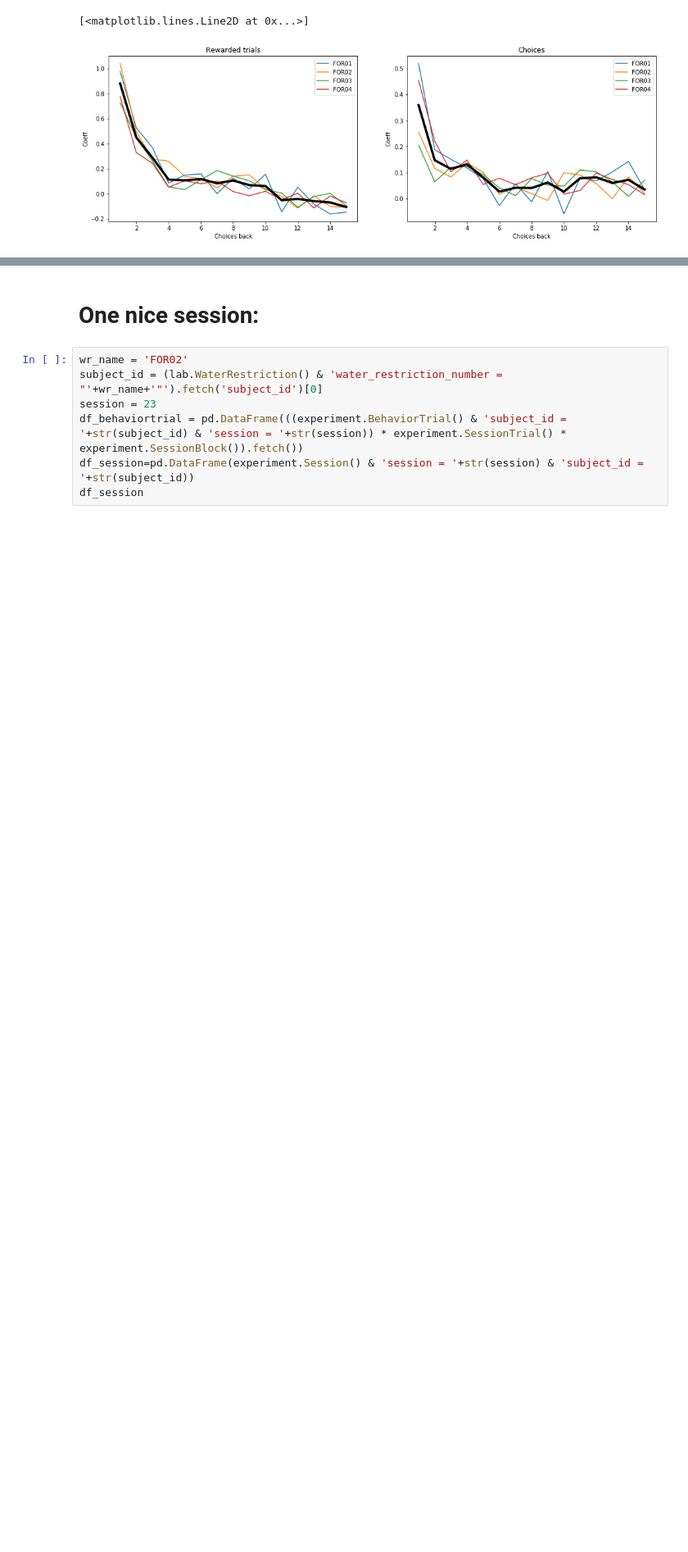
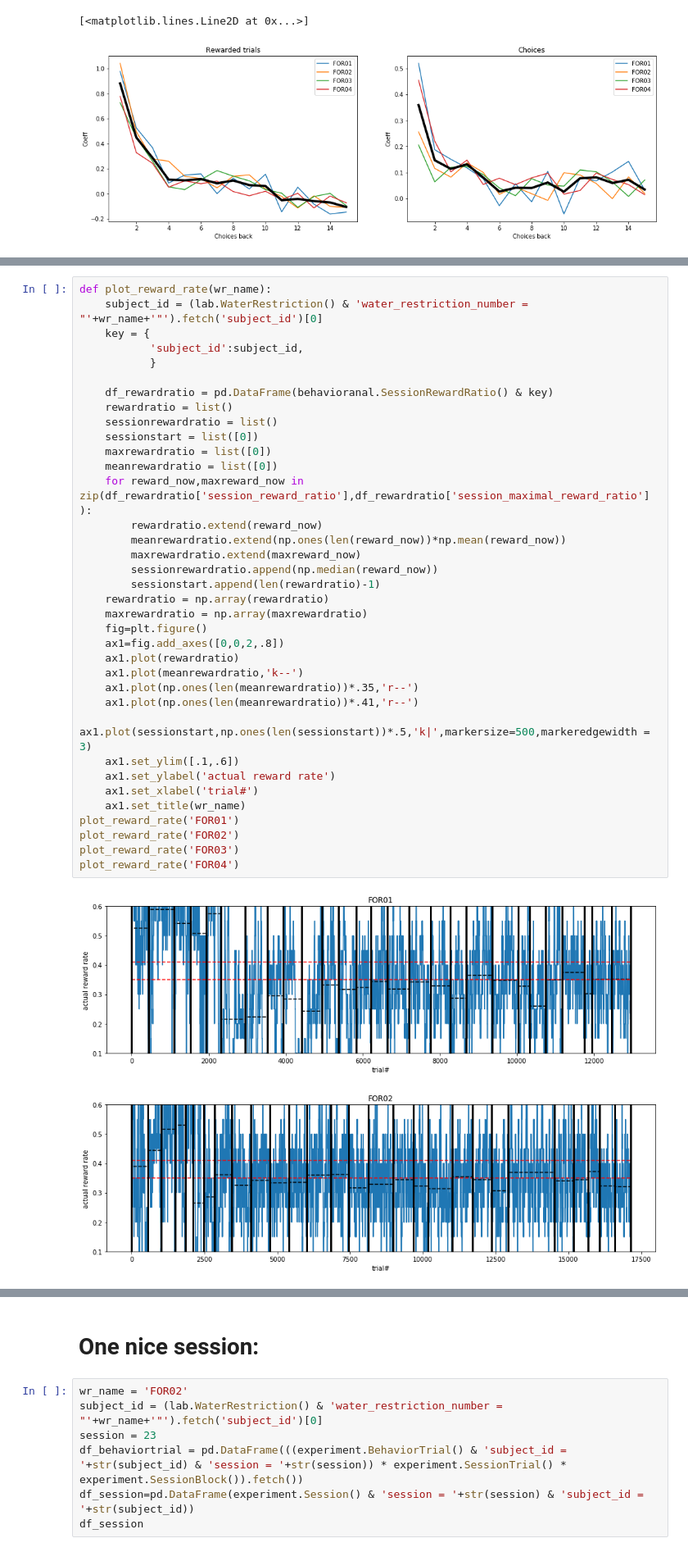
Before and after one commit to rozmar/DataPipeline, a Jupyter notebook: foraging_analysis.ipynb, the cells around one changed output, grey strips where cells are left out. Shown at 82% size. Cells and saved outputs as stored; diff of their text form; blank space fills up the shorter version.

```diff
--- a/foraging_analysis.ipynb
+++ b/foraging_analysis.ipynb
@@ -315,0 +359,39 @@ ax2.plot(range(1,len(df_coeff['coefficients_rewards_subject'].mean())+1),df_coef
+# %%
+def plot_reward_rate(wr_name):
+    subject_id = (lab.WaterRestriction() & 'water_restriction_number = "'+wr_name+'"').fetch('subject_id')[0]
+    key = {
+           'subject_id':subject_id,
+           }
+
+    df_rewardratio = pd.DataFrame(behavioranal.SessionRewardRatio() & key)
+    rewardratio = list()
+    sessionrewardratio = list()
+    sessionstart = list([0])
+    maxrewardratio = list([0])
+    meanrewardratio = list([0])
+    for reward_now,maxreward_now in zip(df_rewardratio['session_reward_ratio'],df_rewardratio['session_maximal_reward_ratio'] ):
+        rewardratio.extend(reward_now)
+        meanrewardratio.extend(np.ones(len(reward_now))*np.mean(reward_now))
+        maxrewardratio.extend(maxreward_now)
+        sessionrewardratio.append(np.median(reward_now))
+        sessionstart.append(len(rewardratio)-1)
+    rewardratio = np.array(rewardratio)
+    maxrewardratio = np.array(maxrewardratio)
+    fig=plt.figure()
+    ax1=fig.add_axes([0,0,2,.8])
+    ax1.plot(rewardratio)
+    ax1.plot(meanrewardratio,'k--')
+    ax1.plot(np.ones(len(meanrewardratio))*.35,'r--')
+    ax1.plot(np.ones(len(meanrewardratio))*.41,'r--')
+    ax1.plot(sessionstart,np.ones(len(sessionstart))*.5,'k|',markersize=500,markeredgewidth = 3)
+    ax1.set_ylim([.1,.6])
+    ax1.set_ylabel('actual reward rate')
+    ax1.set_xlabel('trial#')
+    ax1.set_title(wr_name)
+plot_reward_rate('FOR01')
+plot_reward_rate('FOR02')
+plot_reward_rate('FOR03')
+plot_reward_rate('FOR04')
+# %% [output]
+[figure, added]
+[figure, added]
```
Also changed, not shown: parts of 3 cells of this notebook.
